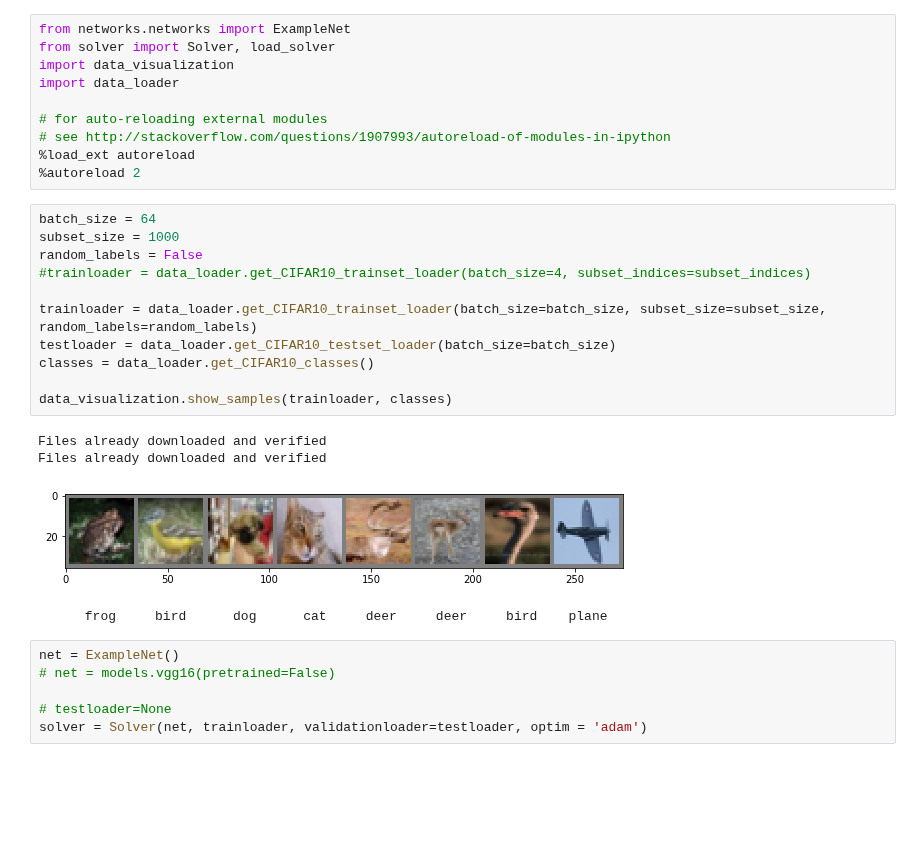
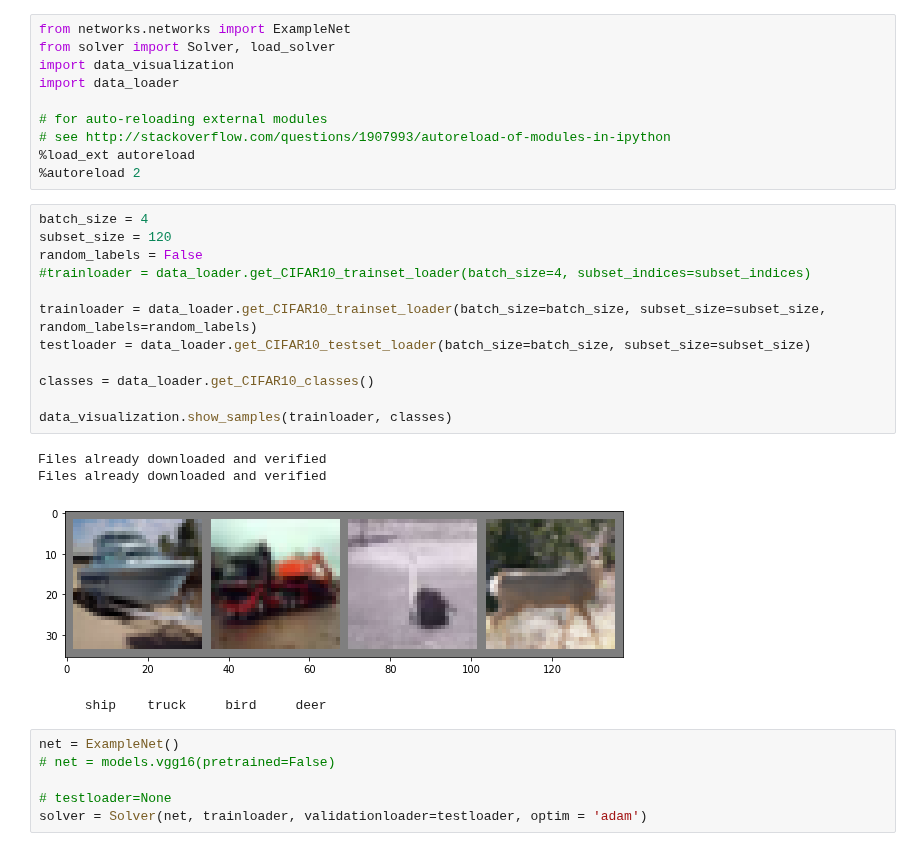
Before and after one commit to Brucknem-TUMProjects/Generalization-Ideas-in-Deep-Learning, a Jupyter notebook: Code/Testing.ipynb, the cells around one changed output. Saved outputs shown, nothing was run; the diff lists cells and outputs as text; blank space fills up the shorter version.

```diff
--- a/Code/Testing.ipynb
+++ b/Code/Testing.ipynb
@@ -24,21 +24,22 @@ import data_loader
 %load_ext autoreload
 %autoreload 2
 # %%
-batch_size = 64
-subset_size = 1000
+batch_size = 4
+subset_size = 120
 random_labels = False
 #trainloader = data_loader.get_CIFAR10_trainset_loader(batch_size=4, subset_indices=subset_indices)
 
 trainloader = data_loader.get_CIFAR10_trainset_loader(batch_size=batch_size, subset_size=subset_size, random_labels=random_labels)
-testloader = data_loader.get_CIFAR10_testset_loader(batch_size=batch_size)
+testloader = data_loader.get_CIFAR10_testset_loader(batch_size=batch_size, subset_size=subset_size)
+
 classes = data_loader.get_CIFAR10_classes()
 
 data_visualization.show_samples(trainloader, classes)
 # %% [output]
 Files already downloaded and verified
 Files already downloaded and verified
-[figure, old version]
+[figure, new version]
-      frog     bird      dog      cat     deer     deer     bird    plane
+      ship    truck     bird     deer
 # %%
 net = ExampleNet()
 # net = models.vgg16(pretrained=False)
```
Also changed, not shown: parts of 12 cells of this notebook, 5 other files.
